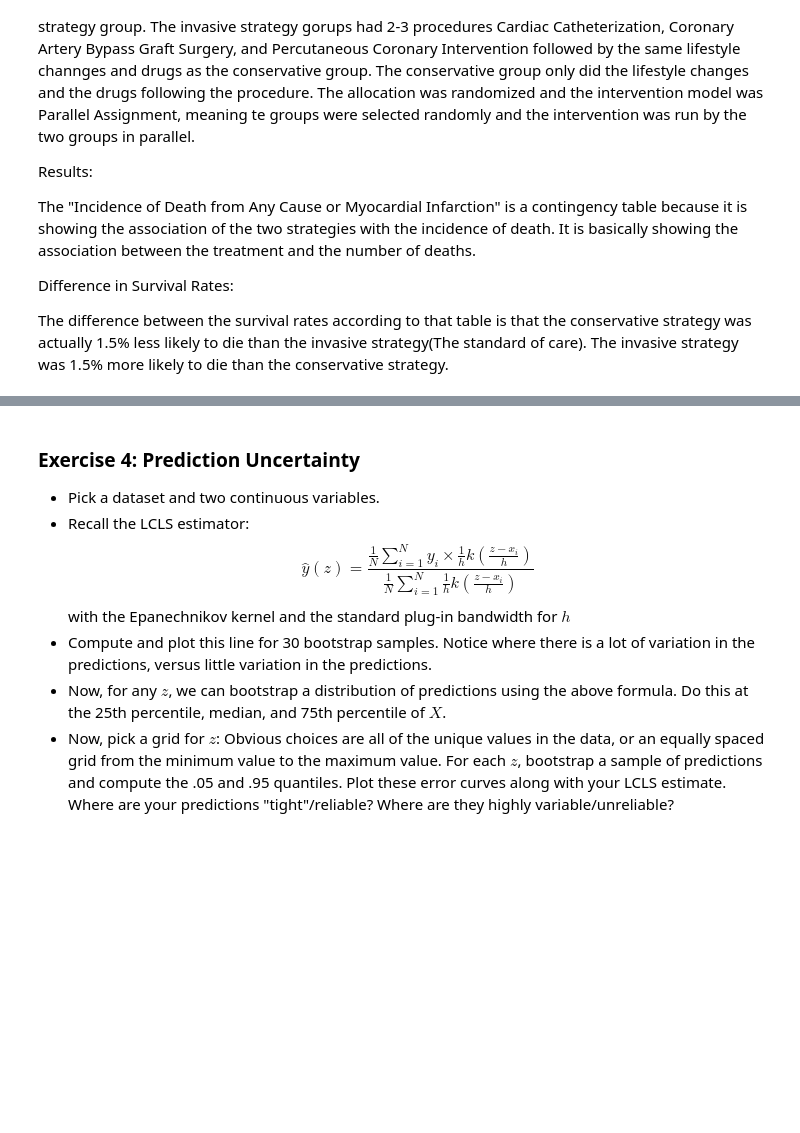
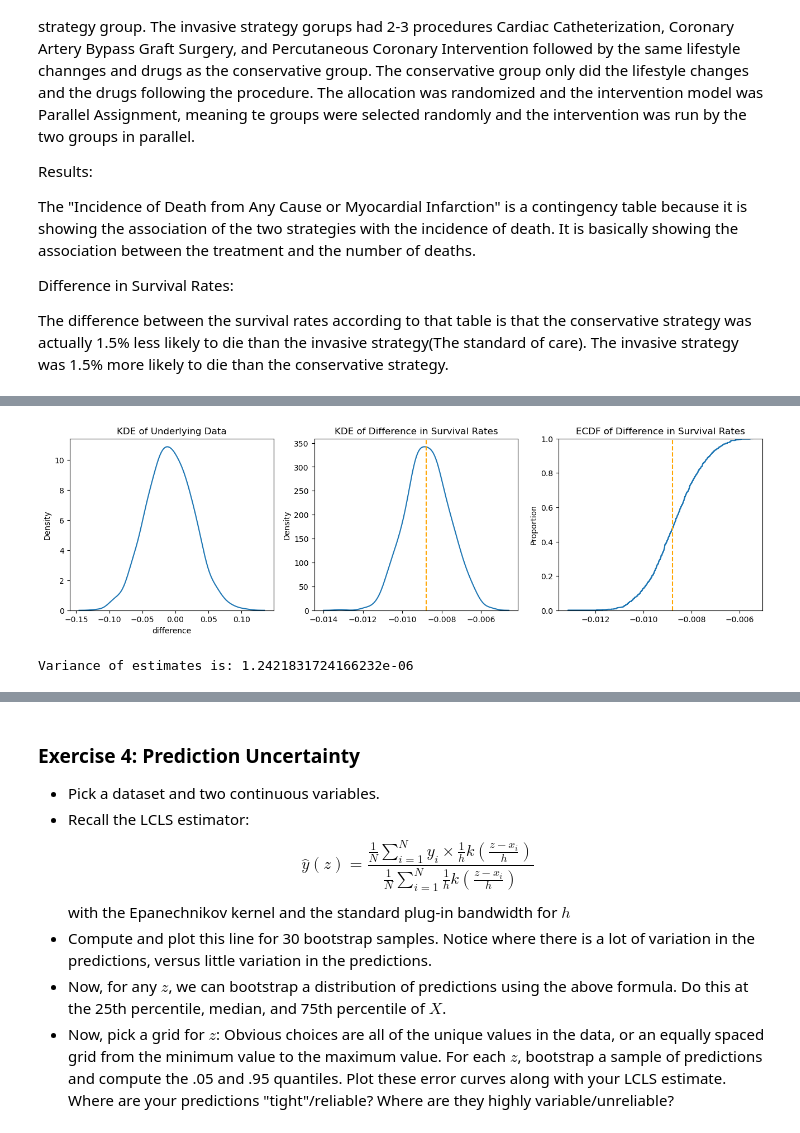
Before and after one commit to wbrannock/github_branching, a Jupyter notebook: assignment_4.ipynb, the cells around one changed output, grey strips where cells are left out. Saved outputs shown, nothing was run; the diff lists cells and outputs as text; code cells hidden in the pictures; blank space fills up the shorter version.

```diff
--- a/assignment_4.ipynb
+++ b/assignment_4.ipynb
@@ -109,0 +110,9 @@ Variance of estimates is: 0.0005505980841316118
+# %%
+# Bootstrapping the differences
+difference = invasive_est - conservative_est
+df3 = pd.DataFrame({'difference': difference}) #difference
+df = pd.concat([df,df3], axis=1)
+difference_bs = simulate('difference', df, np.mean, title = "Difference in Survival Rates")
+# %% [output]
+[figure, added]
+Variance of estimates is: 1.2421831724166232e-06
```
Also changed, not shown: parts of 3 cells of this notebook.
